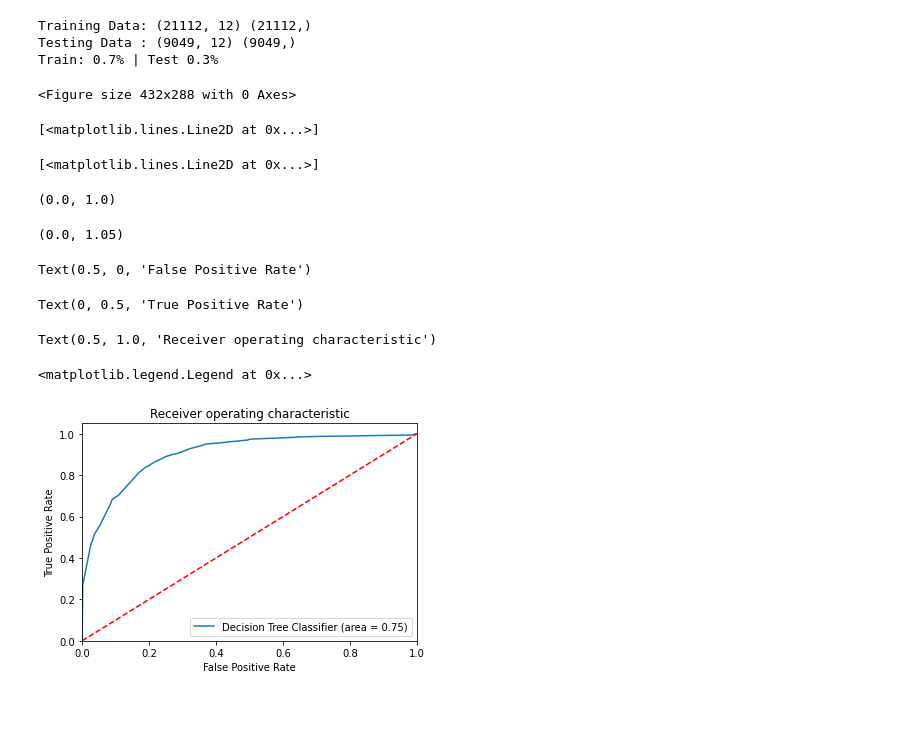
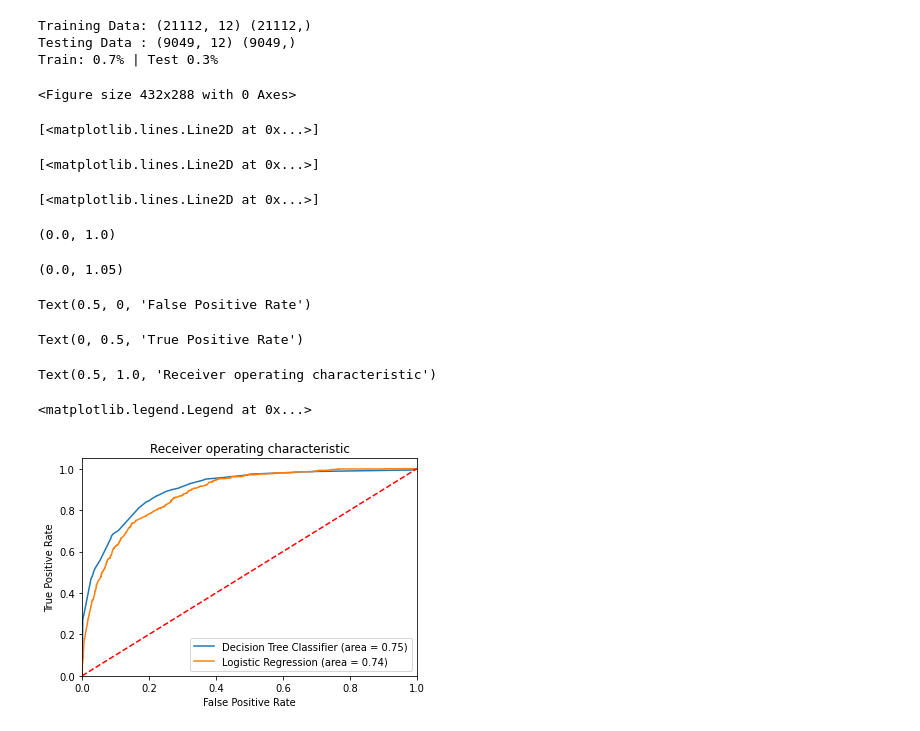
Before and after one commit to ngonhan2k5/cs-ml, a Jupyter notebook: proj1/AUC_Curve.ipynb, the cells around one changed output. Saved outputs shown, nothing was run; the diff lists cells and outputs as text; code cells hidden in the pictures.

```diff
--- a/proj1/AUC_Curve.ipynb
+++ b/proj1/AUC_Curve.ipynb
@@ -29,7 +18,12 @@ df.sample(4)
 # %% [markdown]
 # Decision Tree
 # %%
-def decision_tree():
+def decision_tree(df):
+  df.columns = ['age', 'workclass', 'fnlwgt', 'education',
+                     'education_num', 'marital_status', 'occupation', 'relationship', 'race', 'sex',
+                     'capital_gain', 'capital_loss', 'hours_per_week', 'native_country', 'income']
+  df.sample(4)
+
   #remove records missing values
   no_missing_df= df.drop(df[df.native_country.isnull()].index)
   no_missing_df= no_missing_df.drop(no_missing_df[no_missing_df.workclass.isnull()].index)
@@ -67,5 +61,3 @@ def decision_tree():
   best_clf= best_clf.fit(X_train, y_train)
   score= best_clf.score(X_test, y_test)
   return X_test, y_test, best_clf
-# %%
-X_test, y_test, dt_clf= decision_tree()
@@ -75,0 +64,2 @@ Train: 0.7% | Test 0.3%
+# %%
+X_test_dt, y_test_dt, dt_clf= decision_tree(df)
@@ -79,0 +160,2 @@ Train: 0.7% | Test 0.3%
+# %%
+X_test_logit, y_test_logit, logit_clf= logit(df)
@@ -90,37 +174,39 @@ Train: 0.7% | Test 0.3%
 # %%
 #ROC Curve
 from sklearn.metrics import roc_auc_score
 from sklearn.metrics import roc_curve
 
 plt.figure()
 
 #Decision Tree
-dt_roc_auc = roc_auc_score(y_test, dt_clf.predict(X_test))
-fpr, tpr, thresholds = roc_curve(y_test, dt_clf.predict_proba(X_test)[:,1])
+dt_roc_auc = roc_auc_score(y_test_dt, dt_clf.predict(X_test_dt))
+fpr, tpr, thresholds = roc_curve(y_test_dt, dt_clf.predict_proba(X_test_dt)[:,1])
 plt.plot(fpr, tpr, label='Decision Tree Classifier (area = %0.2f)' % dt_roc_auc)
 
-# rdf_roc_auc = roc_auc_score(y_test, rdf_clf.predict(X_test))
-# fpr, tpr, thresholds = roc_curve(y_test, rdf_clf.predict_proba(X_test)[:,1])
-# plt.plot(fpr, tpr, label='Random Forest (area = %0.2f)' % rdf_roc_auc)
+#Logit
+logit_roc_auc = roc_auc_score(y_test_logit, logit_clf.predict(X_test_logit))
+fpr, tpr, thresholds = roc_curve(y_test_logit, logit_clf.predict_proba(X_test_logit)[:,1])
+plt.plot(fpr, tpr, label='Logistic Regression (area = %0.2f)' % logit_roc_auc)
 
 
 plt.plot([0, 1], [0, 1],'r--')
 plt.xlim([0.0, 1.0])
 plt.ylim([0.0, 1.05])
 plt.xlabel('False Positive Rate')
 plt.ylabel('True Positive Rate')
 plt.title('Receiver operating characteristic')
 plt.legend(loc="lower right")
 plt.savefig('dt_ROC')
 plt.show()
 # %% [output]
 <Figure size 432x288 with 0 Axes>
 [<matplotlib.lines.Line2D at 0x...>]
 [<matplotlib.lines.Line2D at 0x...>]
-(0.0, 1.0)
+[<matplotlib.lines.Line2D at 0x...>]
-(0.0, 1.05)
+(0.0, 1.0)
-Text(0.5, 0, 'False Positive Rate')
+(0.0, 1.05)
-Text(0, 0.5, 'True Positive Rate')
+Text(0.5, 0, 'False Positive Rate')
-Text(0.5, 1.0, 'Receiver operating characteristic')
+Text(0, 0.5, 'True Positive Rate')
-<matplotlib.legend.Legend at 0x...>
+Text(0.5, 1.0, 'Receiver operating characteristic')
+<matplotlib.legend.Legend at 0x...>
-[figure, old version]
+[figure, new version]
```
Also changed, not shown: parts of 5 cells of this notebook.
